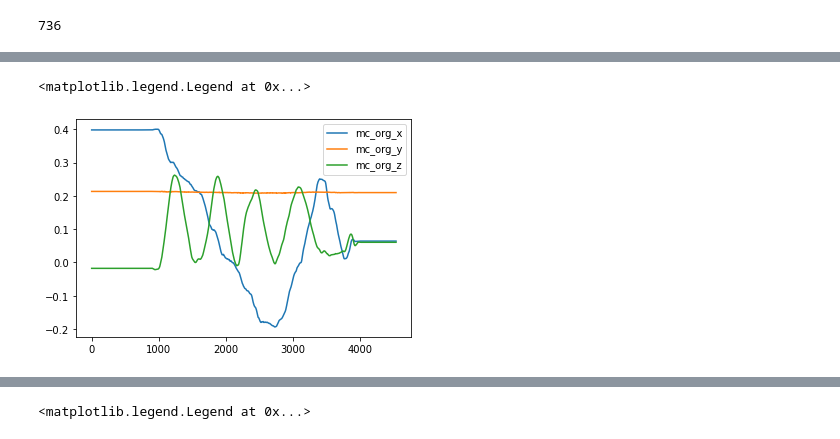
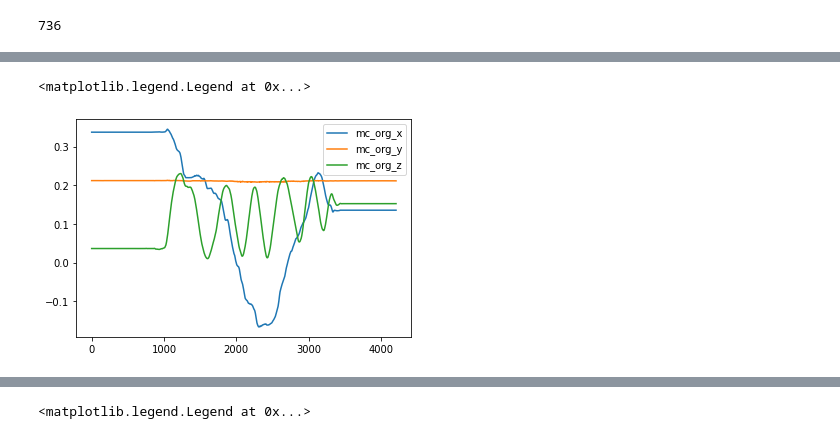
Before and after one commit to SujithChristopher/skateboard_gui, a Jupyter notebook: ipy_notebooks/all_data_comparision.ipynb, the cells around one changed output, grey strips where cells are left out. Saved outputs shown, nothing was run; the diff lists cells and outputs as text; code cells hidden in the pictures.

```diff
--- a/ipy_notebooks/all_data_comparision.ipynb
+++ b/ipy_notebooks/all_data_comparision.ipynb
@@ -173,35 +174,35 @@ plt.legend()
 # %%
 """ getting mc df"""
-mc_df, mt_t = read_df_csv("ar_s9_t5.csv")
+mc_df, mt_t = read_df_csv("ar_s9_t6.csv")
 
 mc_df = add_datetime_col(mc_df, mt_t, "seconds")
 
 """get center point of the aruco marker"""
 
 _tr = mc_df[["top_right_x", "top_right_y", "top_right_z"]]
 _tl = mc_df[["top_left_x", "top_left_y", "top_left_z"]]
 _br = mc_df[["bot_right_x", "bot_right_y", "bot_right_z"]]
 _bl = mc_df[["bot_left_x", "bot_left_y", "bot_left_z"]]
 
 
 # center point
 _ctr_x = (_tr["top_right_x"] + _tl["top_left_x"] + _br["bot_right_x"] + _bl["bot_left_x"])/4
 _ctr_y = (_tr["top_right_y"] + _tl["top_left_y"] + _br["bot_right_y"] + _bl["bot_left_y"])/4
 _ctr_z = (_tr["top_right_z"] + _tl["top_left_z"] + _br["bot_right_z"] + _bl["bot_left_z"])/4
 
 
 plt.plot(_ctr_x, label="mc_org_x")
 plt.plot(_ctr_y, label="mc_org_y")
 plt.plot(_ctr_z, label="mc_org_z")
 plt.legend()
 
 # mc_df
 # _ctr_x
 # mc_df
 # _tr
 # %% [output]
 <matplotlib.legend.Legend at 0x...>
-[figure, old version]
+[figure, new version]
 # %%
 diff = _ctr_z[0]-ar_df["z"][0]
 
```
Also changed, not shown: parts of 9 cells of this notebook, 6 other files.
